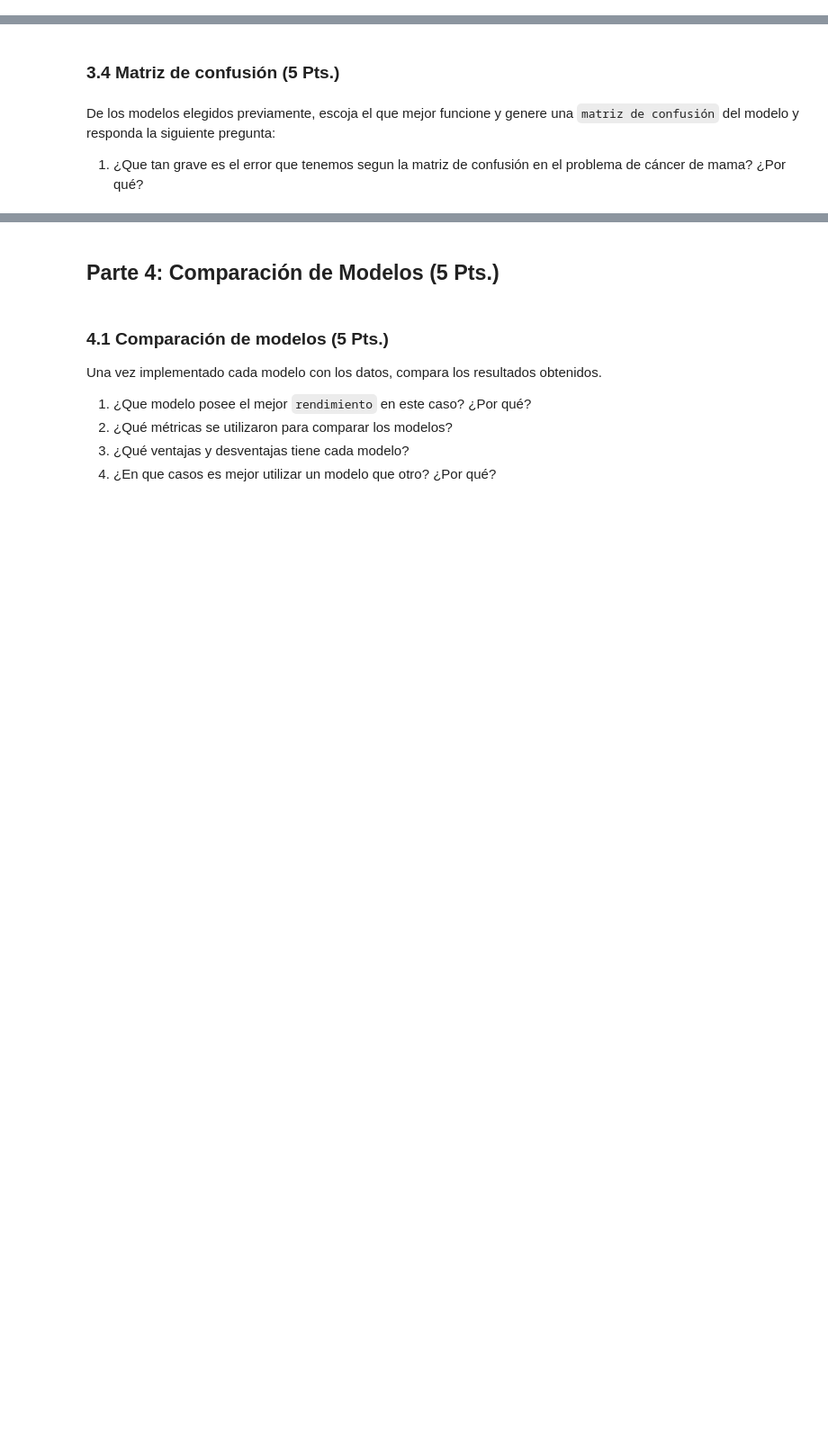
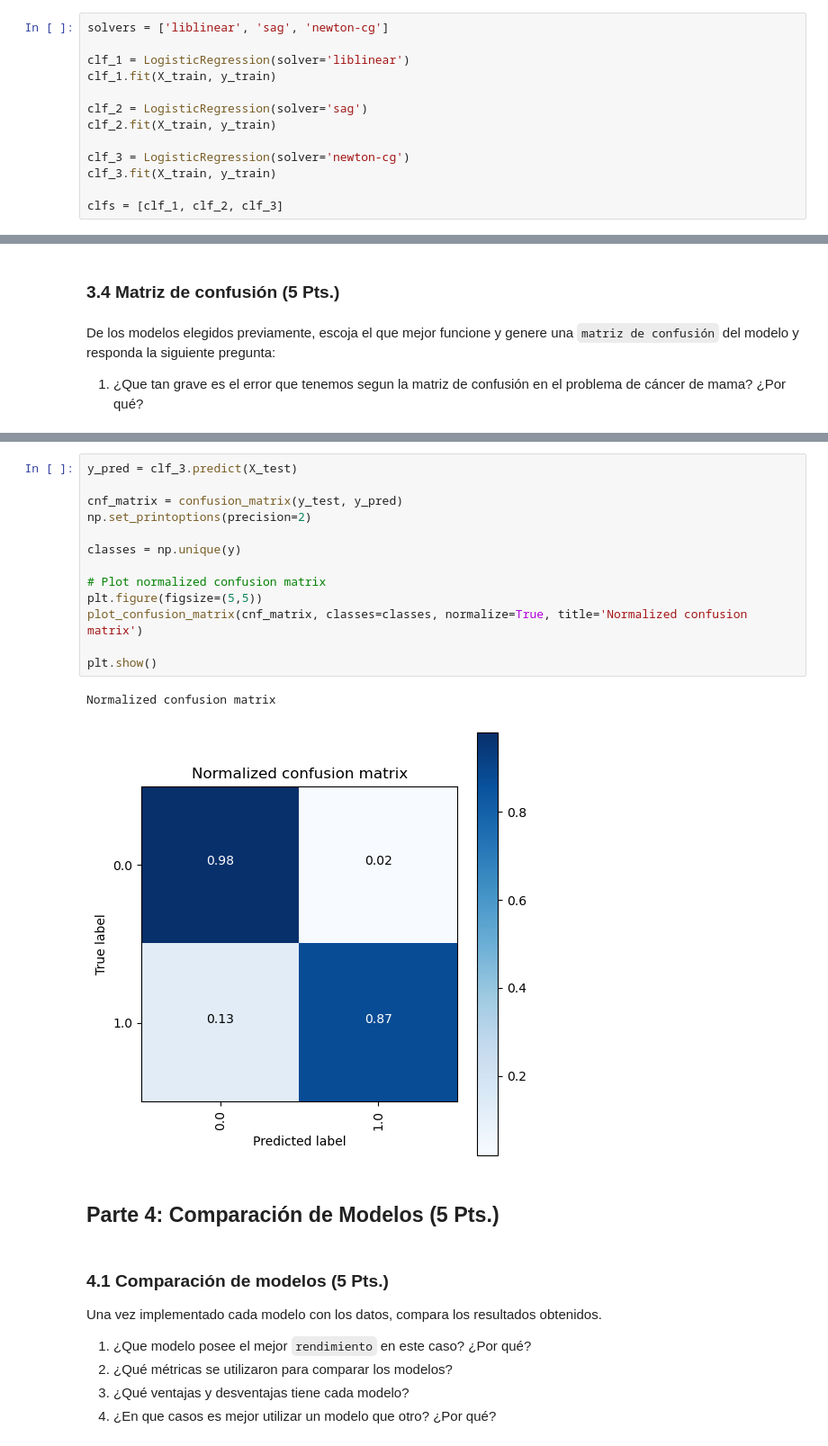
Before and after one commit to pedrozavalat/iic2433-tareas, a Jupyter notebook: t4/T4-PedroPabloZavalaTejos.ipynb, the cells around one changed output, grey strips where cells are left out. Shown: that part at 90% size. Saved outputs shown, nothing was run; the diff lists cells and outputs as text; blank space fills up the shorter version.

```diff
--- a/t4/T4-PedroPabloZavalaTejos.ipynb
+++ b/t4/T4-PedroPabloZavalaTejos.ipynb
@@ -312,6 +313,19 @@ Al igual que con Perceptron, investiga sobre `Regresión Lógistica` y da una ex
 ### 3.2 Crear y entrenar el modelo (3 Pts.)
 # %% [markdown]
 Crea y entrena un modelo de regresion logistica con los datos de entrenamiento, donde a traves del parametro `solver`, deberas elegir minimo 3 opciones diferentes de algoritmos de optimizacion, responder `cuales son sus principales diferencias` respecto a como actualizan los parametros del modelo y `dar una hipotesis` sobre cual crees que sera el algoritmo que funcione mejor para este dataset. Recuerda que la idea es que `justifiques tu respuesta`.
+# %%
+solvers = ['liblinear', 'sag', 'newton-cg']
+
+clf_1 = LogisticRegression(solver='liblinear')
+clf_1.fit(X_train, y_train)
+
+clf_2 = LogisticRegression(solver='sag')
+clf_2.fit(X_train, y_train)
+
+clf_3 = LogisticRegression(solver='newton-cg')
+clf_3.fit(X_train, y_train)
+
+clfs = [clf_1, clf_2, clf_3]
 # %% [markdown]
 ### 3.3 Evaluar el modelo (2 Pts.)
 # %% [markdown]
@@ -325,3 +396,19 @@ De los modelos elegidos previamente, escoja el que mejor funcione y genere una `
+# %%
+y_pred = clf_3.predict(X_test)
+
+cnf_matrix = confusion_matrix(y_test, y_pred)
+np.set_printoptions(precision=2)
+
+classes = np.unique(y)
+
+# Plot normalized confusion matrix
+plt.figure(figsize=(5,5))
+plot_confusion_matrix(cnf_matrix, classes=classes, normalize=True, title='Normalized confusion matrix')
+
+plt.show()
+# %% [output]
+Normalized confusion matrix
+[figure, added]
 # %% [markdown]
 ## Parte 4: Comparación de Modelos (5 Pts.)
 # %% [markdown]
```
Also changed, not shown: parts of 5 cells of this notebook.
